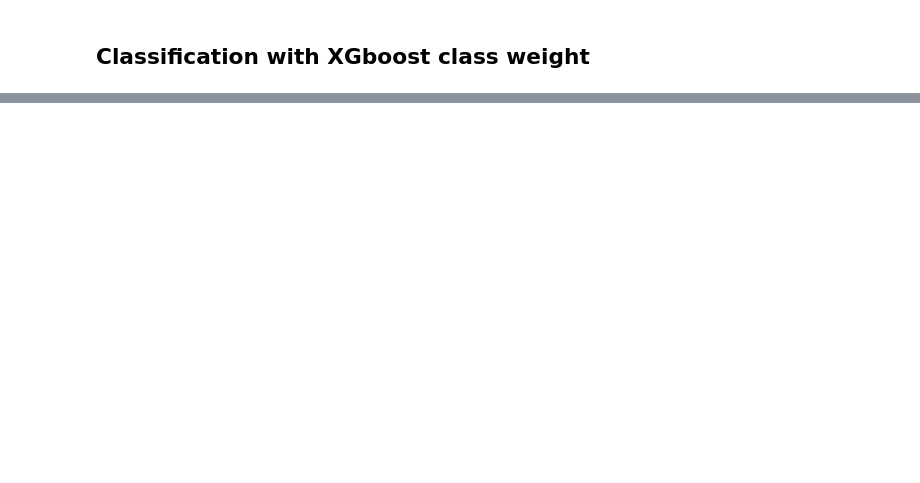
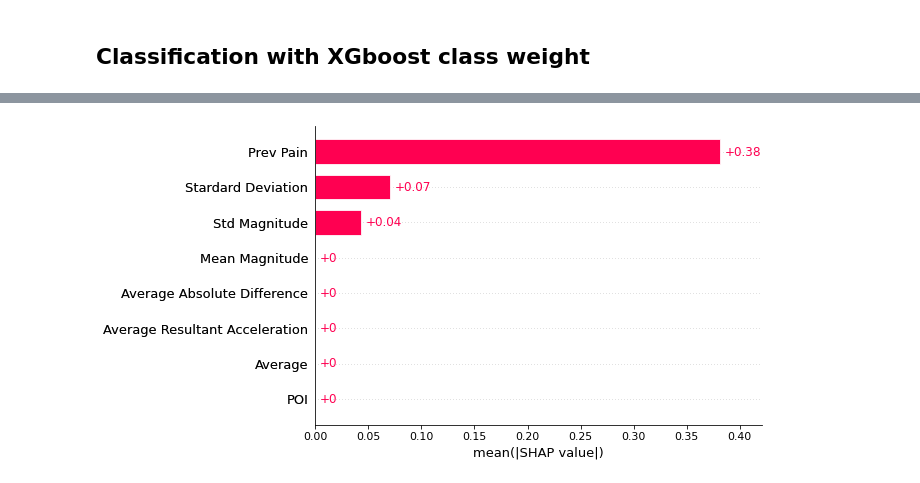
Before and after one commit to jessicasena/DA-healthy2patient, a Jupyter notebook: process_clinical_data/ICASSP_classification.ipynb, the cells around one changed output, grey strips where cells are left out. Cells and saved outputs as stored; diff of their text form; code cells hidden in the pictures; blank space fills up the shorter version.

```diff
--- a/process_clinical_data/ICASSP_classification.ipynb
+++ b/process_clinical_data/ICASSP_classification.ipynb
@@ -651,12 +655,6 @@ X = tmp["X"]
 y = tmp['y']
 y_col_names = list(tmp['y_col_names'])
 
-target_col_name = "pain_score_class"
-col_idx_target = y_col_names.index(target_col_name)
+col_idx_target = y_col_names.index("pain_score")
+col_idx_prevpain = y_col_names.index('pain_score_prev')
 X, y = clean(X, y, col_idx_target)
-y_target = y[:, col_idx_target]
-
-col_idx_prevpain = y_col_names.index('pain_score_prev_class')
-prev_pain = y[:, col_idx_prevpain]
-prev_pain = np.array([0 if x == "mild" else 1 for x in prev_pain])
-yy_t = np.array([0 if x == "mild" else 1 for x in y_target])
@@ -723,12 +752,13 @@ X_demo = X_demo.astype(float)
 # %% [markdown]
 ## Classification with XGboost class weight
 # %%
+import shap
 cum_acc, cum_recall, cum_precision, cum_auc, cum_f1 = [], [], [], [], []
 cum_recall_macro, cum_precision_macro, cum_f1_macro = [], [], []
 
-X_data = np.concatenate([X_feat, X_demo[:, :7], np.expand_dims(prev_pain, axis=1)], axis=1)
-#X_data = np.concatenate([X_demo[:, :7], np.expand_dims(prev_pain, axis=1)], axis=1)
-#X_data = np.concatenate([np.expand_dims(prev_pain, axis=1), np.expand_dims(prev_pain, axis=1)], axis=1)
+X_data = np.concatenate([X_feat, np.expand_dims(prev_pain_t, axis=1)], axis=1)
+#X_data = np.concatenate([X_demo[:, :7], np.expand_dims(prev_pain_t, axis=1)], axis=1)
+#X_data = np.concatenate([np.expand_dims(prev_pain_t, axis=1), np.expand_dims(prev_pain_t, axis=1)], axis=1)
 #X_data=X_demo
 #X_data=X_feat
 num_folders=5
@@ -756,6 +786,13 @@ for folder_idx in range(num_folders):
 
     y_pred = model.predict(test_data)
     #y_score = model.predict_proba(test_data)
+    # Fits the explainer
+    #test_data_df = pd.DataFrame(test_data, columns=["Mean Magnitude", "Std Magnitude", "Average", "Stardard Deviation", "Average Absolute Difference", "Average Resultant Acceleration", "POI", "Prev Pain"])
+    #test_data_df = pd.DataFrame(test_data, columns=["Mean Magnitude", "Prev Pain"])
+
+    #explainer = shap.Explainer(model.predict, test_data_df)
+    # Calculates the SHAP values - It takes some time
+    #shap_values = explainer(test_data)
 
     #threshold = Find_Optimal_Cutoff(test_labels, y_score[:, 1])
     #print(f'threshold: {threshold}')
@@ -805,0 +848,9 @@ f1-score: 52.83 ± 35.87
+# %%
+test_data_df = pd.DataFrame(test_data, columns=["Mean Magnitude", "Std Magnitude", "Average", "Stardard Deviation", "Average Absolute Difference", "Average Resultant Acceleration", "POI", "Prev Pain"])
+explainer = shap.Explainer(model.predict, test_data_df)
+#Calculates the SHAP values - It takes some time
+shap_values = explainer(test_data_df)
+# %%
+shap.plots.bar(shap_values)
+# %% [output]
+[figure, added]
```
Also changed, not shown: parts of 13 cells of this notebook, 22 other files.
